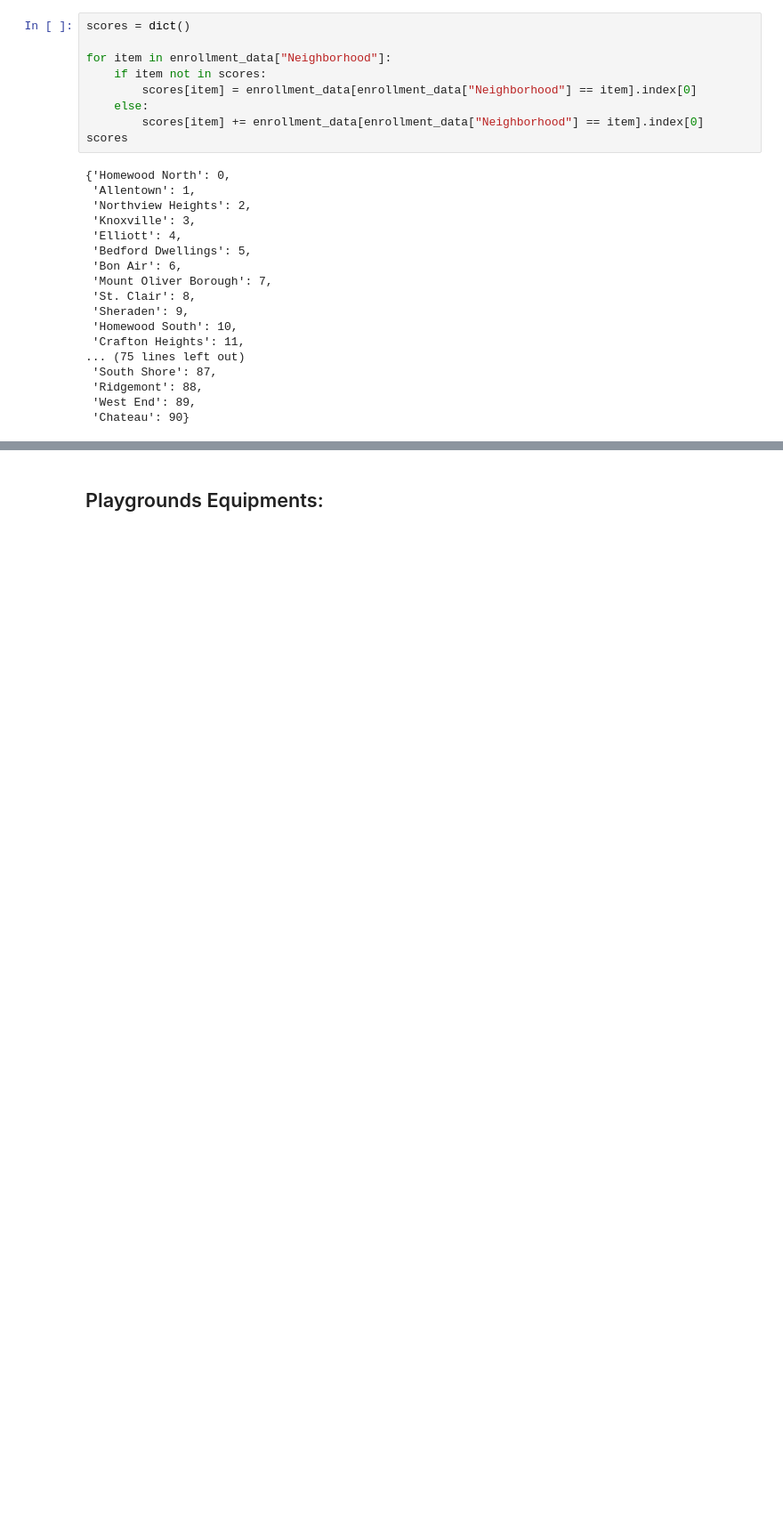
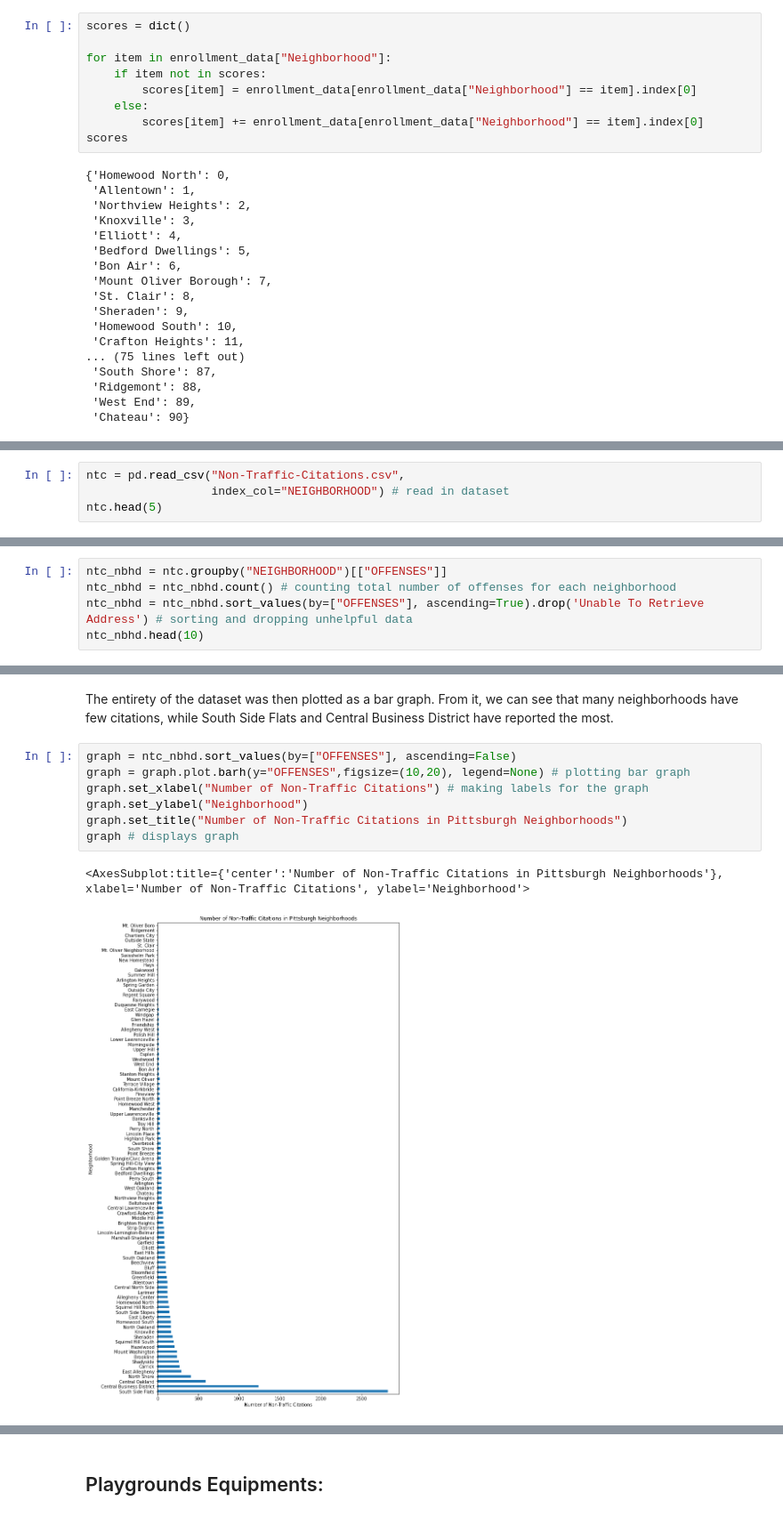
Before and after one commit to kevinjcorcoran/Final_Project, a Jupyter notebook: TeamFamLLCFinalProject.ipynb, the cells around one changed output, grey strips where cells are left out. Shown at 89% size. Saved outputs shown, nothing was run; the diff lists cells and outputs as text; blank space fills up the shorter version.

```diff
--- a/TeamFamLLCFinalProject.ipynb
+++ b/TeamFamLLCFinalProject.ipynb
@@ -96,0 +99,4 @@ INSERT INTRO AND SUMMARY OF FINDINGS HERE
+# %%
+ntc = pd.read_csv("Non-Traffic-Citations.csv",
+                  index_col="NEIGHBORHOOD") # read in dataset
+ntc.head(5)
@@ -96,0 +113,5 @@ INSERT INTRO AND SUMMARY OF FINDINGS HERE
+# %%
+ntc_nbhd = ntc.groupby("NEIGHBORHOOD")[["OFFENSES"]]
+ntc_nbhd = ntc_nbhd.count() # counting total number of offenses for each neighborhood
+ntc_nbhd = ntc_nbhd.sort_values(by=["OFFENSES"], ascending=True).drop('Unable To Retrieve Address') # sorting and dropping unhelpful data
+ntc_nbhd.head(10)
@@ -96,0 +131,12 @@ INSERT INTRO AND SUMMARY OF FINDINGS HERE
+# %% [markdown]
+The entirety of the dataset was then plotted as a bar graph. From it, we can see that many neighborhoods have few citations, while South Side Flats and Central Business District have reported the most.
+# %%
+graph = ntc_nbhd.sort_values(by=["OFFENSES"], ascending=False)
+graph = graph.plot.barh(y="OFFENSES",figsize=(10,20), legend=None) # plotting bar graph
+graph.set_xlabel("Number of Non-Traffic Citations") # making labels for the graph
+graph.set_ylabel("Neighborhood")
+graph.set_title("Number of Non-Traffic Citations in Pittsburgh Neighborhoods")
+graph # displays graph
+# %% [output]
+<AxesSubplot:title={'center':'Number of Non-Traffic Citations in Pittsburgh Neighborhoods'}, xlabel='Number of Non-Traffic Citations', ylabel='Neighborhood'>
+[figure, added]
```
Also changed, not shown: parts of 14 cells of this notebook, 1 other file.
